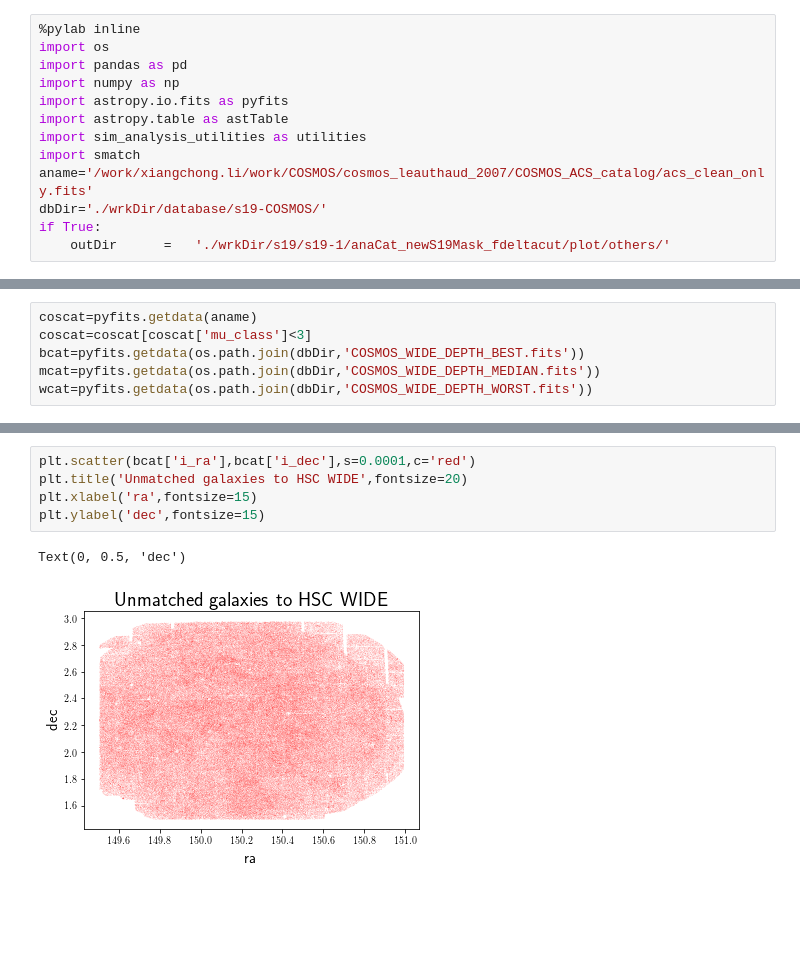
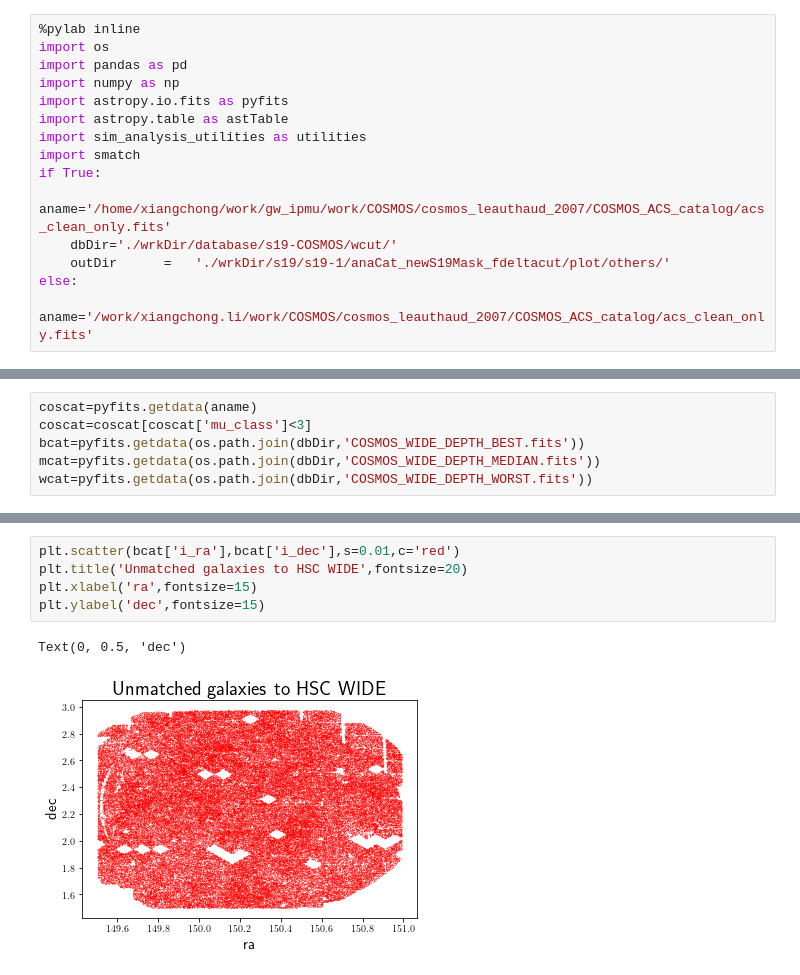
Before and after one commit to mr-superonion/G3sim-HSC, a Jupyter notebook: notebook/blind/5_1-starGal.ipynb, the cells around one changed output, grey strips where cells are left out. Saved outputs shown, nothing was run; the diff lists cells and outputs as text; blank space fills up the shorter version.

```diff
--- a/notebook/blind/5_1-starGal.ipynb
+++ b/notebook/blind/5_1-starGal.ipynb
@@ -7,10 +7,12 @@ import astropy.io.fits as pyfits
 import astropy.table as astTable
 import sim_analysis_utilities as utilities
 import smatch
-aname='/work/xiangchong.li/work/COSMOS/cosmos_leauthaud_2007/COSMOS_ACS_catalog/acs_clean_only.fits'
-dbDir='./wrkDir/database/s19-COSMOS/'
 if True:
+    aname='/home/xiangchong/work/gw_ipmu/work/COSMOS/cosmos_leauthaud_2007/COSMOS_ACS_catalog/acs_clean_only.fits'
+    dbDir='./wrkDir/database/s19-COSMOS/wcut/'
     outDir      =   './wrkDir/s19/s19-1/anaCat_newS19Mask_fdeltacut/plot/others/'
+else:
+    aname='/work/xiangchong.li/work/COSMOS/cosmos_leauthaud_2007/COSMOS_ACS_catalog/acs_clean_only.fits'
 # %% [output]
 Populating the interactive namespace from numpy and matplotlib
 # %% [markdown]
@@ -95,8 +100,8 @@ fig.savefig(os.path.join(outDir,'stellar_contam.png'))
 # %%
-plt.scatter(bcat['i_ra'],bcat['i_dec'],s=0.0001,c='red')
+plt.scatter(bcat['i_ra'],bcat['i_dec'],s=0.01,c='red')
 plt.title('Unmatched galaxies to HSC WIDE',fontsize=20)
 plt.xlabel('ra',fontsize=15)
 plt.ylabel('dec',fontsize=15)
 # %% [output]
 Text(0, 0.5, 'dec')
-[figure, old version]
+[figure, new version]
```
Also changed, not shown: parts of 3 cells of this notebook, 17 other files.
